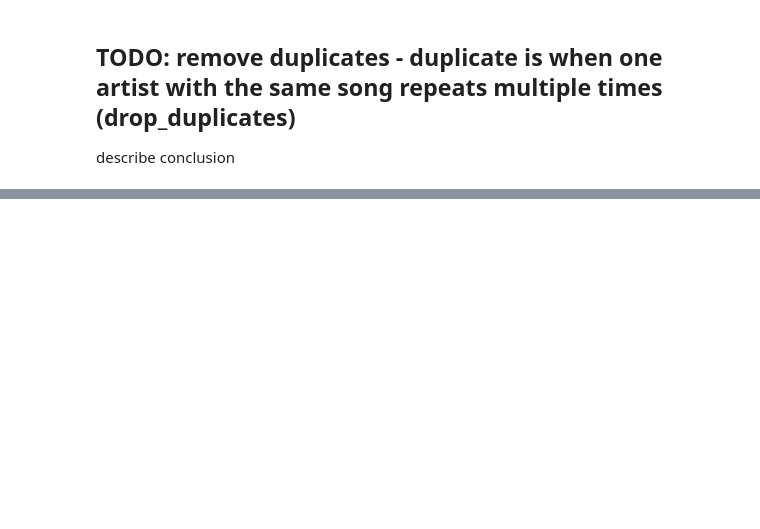
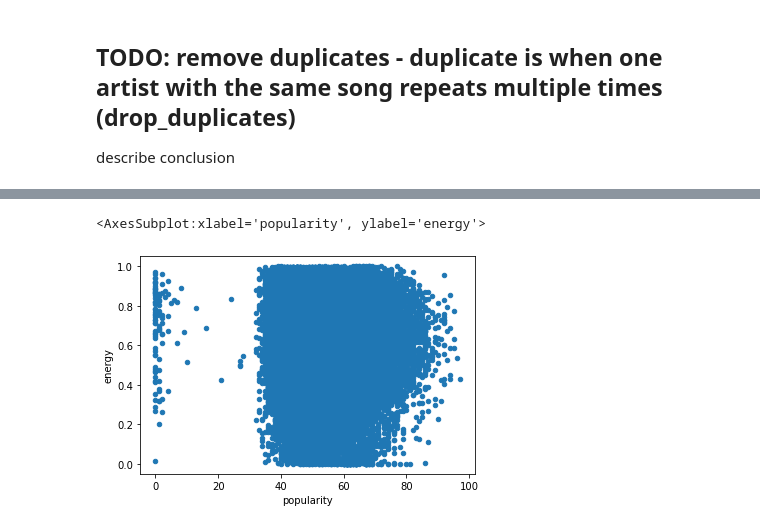
Before and after one commit to JakubStojak/spotify_data_analysis, a Jupyter notebook: Spotify_data_analysis.ipynb, the cells around one changed output, grey strips where cells are left out. Saved outputs shown, nothing was run; the diff lists cells and outputs as text; code cells hidden in the pictures; blank space fills up the shorter version.

Commit message:
Updated main file with plots and conclusions

```diff
--- a/Spotify_data_analysis.ipynb
+++ b/Spotify_data_analysis.ipynb
@@ -168 +163,20 @@ year
 Name: artists, dtype: int64
+# %%
+spotify_after_2000_data = spotify_data[spotify_data["year"] >= 2000]
+# %%
+spotify_after_2000_data = spotify_after_2000_data[[
+    "acousticness",
+    "danceability",
+    "duration_ms",
+    "energy",
+    "explicit",
+    "instrumentalness",
+    "key",
+    "liveness",
+    "mode",
+    "popularity",
+    "speechiness",
+    "tempo",
+    "valence",
+    "year"
+]]
@@ -168,0 +199,5 @@ Name: artists, dtype: int64
+# %%
+def convert(number):
+    return round(number/10)
+# %%
+spotify_after_2000_data["popularity_simplified"] = convert(spotify_after_2000_data["popularity"])
@@ -168,0 +280,5 @@ Name: artists, dtype: int64
+# %%
+spotify_after_2000_data.plot.scatter(y="energy", x="popularity")
+# %% [output]
+<AxesSubplot:xlabel='popularity', ylabel='energy'>
+[figure, added]
```
Also changed, not shown: parts of 32 cells of this notebook.
